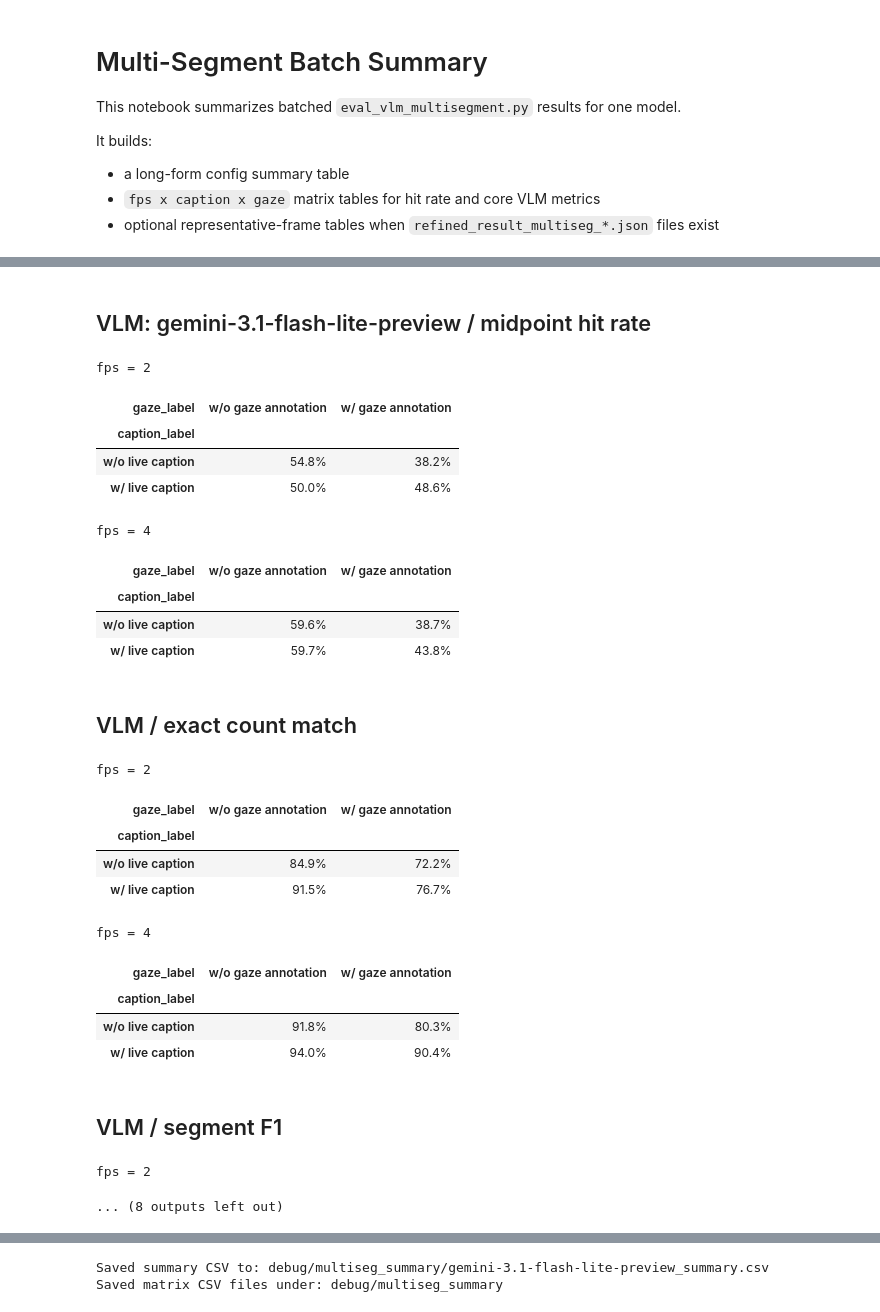
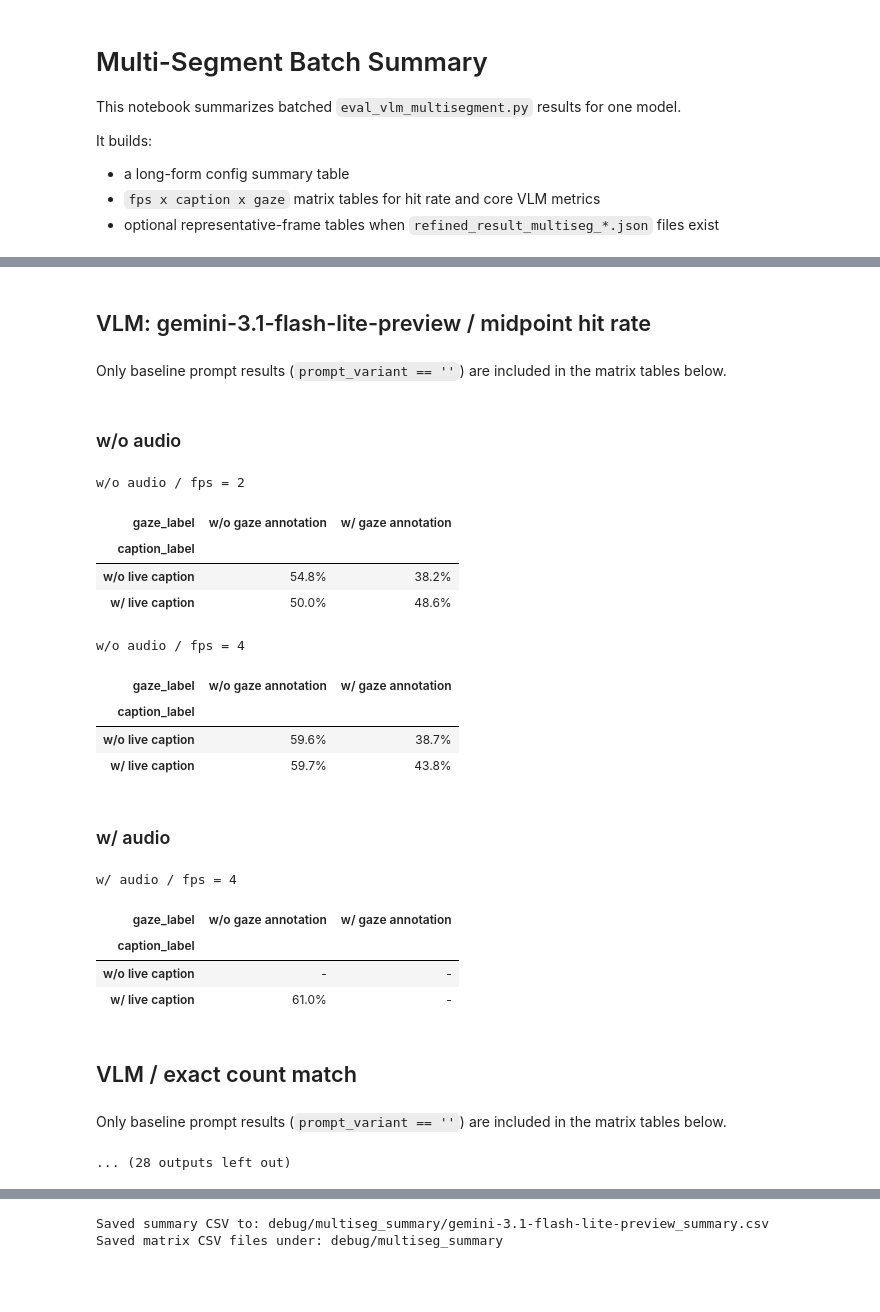
Before and after one commit to dgjun32/aria_keyframe_labeling, a Jupyter notebook: multiseg_eval_episode_compare.ipynb, the cells around one changed output, grey strips where cells are left out. Cells and saved outputs as stored; diff of their text form; code cells hidden in the pictures; blank space fills up the shorter version.

```diff
--- a/multiseg_eval_episode_compare.ipynb
+++ b/multiseg_eval_episode_compare.ipynb
@@ -286,7 +289,7 @@ for task_label, task_prefix in TASK_CONFIGS.items():
                 )
 
 frames_df = pd.concat(all_frames, ignore_index=True)
-frames_df["label_name"] = np.where(frames_df["label"] == 1, "labeled", "background")
+frames_df["label_name"] = np.where(frames_df["label"] > 0, "labeled", "background")
 episodes_df = pd.DataFrame(episode_rows)
 segment_df = pd.DataFrame(segment_rows)
 
@@ -595,6 +791,8 @@ def load_summary_rows(results_dir: Path, model_name: str) -> list[dict]:
             "fps": int(config.get("video_fps")),
             "caption": bool(config.get("caption")),
             "gaze_annot": bool(config.get("gaze_annot")),
+            "include_audio": bool(config.get("include_audio")),
+            "prompt_variant": str(config.get("prompt_variant") or ""),
             "num_episodes": get_nested(agg, "num_episodes"),
             "num_success": get_nested(agg, "num_success"),
             "count_acc": get_nested(agg, "exact_count_accuracy", "rate"),
@@ -668,10 +879,14 @@ display(
 # %%
 ROW_ORDER = ["w/o live caption", "w/ live caption"]
 COL_ORDER = ["w/o gaze annotation", "w/ gaze annotation"]
+AUDIO_ORDER = [False, True]
+AUDIO_LABELS = {False: "w/o audio", True: "w/ audio"}
 
 
-def build_metric_matrix(df: pd.DataFrame, fps: int, metric: str) -> pd.DataFrame:
-    subset = df[df["fps"] == fps].copy()
+def build_metric_matrix(df: pd.DataFrame, fps: int, metric: str, include_audio: bool) -> pd.DataFrame:
+    subset = df[(df["fps"] == fps) & (df["include_audio"] == include_audio)].copy()
+    if subset.empty:
+        return pd.DataFrame(index=ROW_ORDER, columns=COL_ORDER, dtype=float)
     matrix = subset.pivot(index="caption_label", columns="gaze_label", values=metric)
     matrix = matrix.reindex(index=ROW_ORDER, columns=COL_ORDER)
     return matrix
@@ -679,44 +894,47 @@ def build_metric_matrix(df: pd.DataFrame, fps: int, metric: str) -> pd.DataFrame
 
 def display_metric_tables(df: pd.DataFrame, metric: str, title: str, percent: bool = True, digits: int = 1) -> None:
     display(Markdown(f"## {title}"))
-    for fps in sorted(df["fps"].dropna().unique()):
-        matrix = build_metric_matrix(df, int(fps), metric)
-        style = matrix.style
-        if percent:
-            style = style.format(lambda value: "-" if pd.isna(value) else f"{value * 100:.1f}%")
-        else:
-            style = style.format(lambda value: "-" if pd.isna(value) else f"{value:.{digits}f}")
-        style = style.set_caption(f"fps = {int(fps)}").highlight_max(axis=None, color="#dff6dd")
-        display(style)
+    display(Markdown("Only baseline prompt results (`prompt_variant == ''`) are included in the matrix tables below."))
+    for include_audio in AUDIO_ORDER:
+        audio_subset = df[df["include_audio"] == include_audio]
+        if audio_subset.empty:
+            continue
+        display(Markdown(f"### {AUDIO_LABELS[include_audio]}"))
+        for fps in sorted(audio_subset["fps"].dropna().unique()):
+            matrix = build_metric_matrix(df, int(fps), metric, include_audio=include_audio)
+            style = matrix.style
+            if percent:
+                style = style.format(lambda value: "-" if pd.isna(value) else f"{value * 100:.1f}%")
+            else:
+                style = style.format(lambda value: "-" if pd.isna(value) else f"{value:.{digits}f}")
+            style = style.set_caption(f"{AUDIO_LABELS[include_audio]} / fps = {int(fps)}").highlight_max(axis=None, color="#dff6dd")
+            display(style)
 # %%
-display_metric_tables(summary_df, "pred_mid_hit", f"VLM: {MODEL_NAME} / midpoint hit rate", percent=True)
-display_metric_tables(summary_df, "count_acc", "VLM / exact count match", percent=True)
-display_metric_tables(summary_df, "seg_f1", "VLM / segment F1", percent=False, digits=3)
-display_metric_tables(summary_df, "frame_iou", "VLM / frame IoU", percent=False, digits=3)
+display_metric_tables(matrix_df, "pred_mid_hit", f"VLM: {MODEL_NAME} / midpoint hit rate", percent=True)
+display_metric_tables(matrix_df, "count_acc", "VLM / exact count match", percent=True)
+display_metric_tables(matrix_df, "seg_f1", "VLM / segment F1", percent=False, digits=3)
+display_metric_tables(matrix_df, "frame_iou", "VLM / frame IoU", percent=False, digits=3)
 # %% [output]
 ## VLM: gemini-3.1-flash-lite-preview / midpoint hit rate
+Only baseline prompt results (`prompt_variant == ''`) are included in the matrix tables below.
+### w/o audio
-fps = 2
+w/o audio / fps = 2
 | gaze_label | w/o gaze annotation | w/ gaze annotation |
 | caption_label |  |  |
 | w/o live caption | 54.8% | 38.2% |
 | w/ live caption | 50.0% | 48.6% |
-fps = 4
+w/o audio / fps = 4
 | gaze_label | w/o gaze annotation | w/ gaze annotation |
 | caption_label |  |  |
 | w/o live caption | 59.6% | 38.7% |
 | w/ live caption | 59.7% | 43.8% |
-## VLM / exact count match
+### w/ audio
-fps = 2
+w/ audio / fps = 4
 | gaze_label | w/o gaze annotation | w/ gaze annotation |
 | caption_label |  |  |
-| w/o live caption | 84.9% | 72.2% |
-| w/ live caption | 91.5% | 76.7% |
+| w/o live caption | - | - |
+| w/ live caption | 61.0% | - |
+## VLM / exact count match
+Only baseline prompt results (`prompt_variant == ''`) are included in the matrix tables below.
-fps = 4
+... (28 outputs left out)
-| gaze_label | w/o gaze annotation | w/ gaze annotation |
-| caption_label |  |  |
-| w/o live caption | 91.8% | 80.3% |
-| w/ live caption | 94.0% | 90.4% |
-## VLM / segment F1
-fps = 2
-... (8 outputs left out)
 # %%
```
Also changed, not shown: parts of 18 cells of this notebook, 20 other files.
